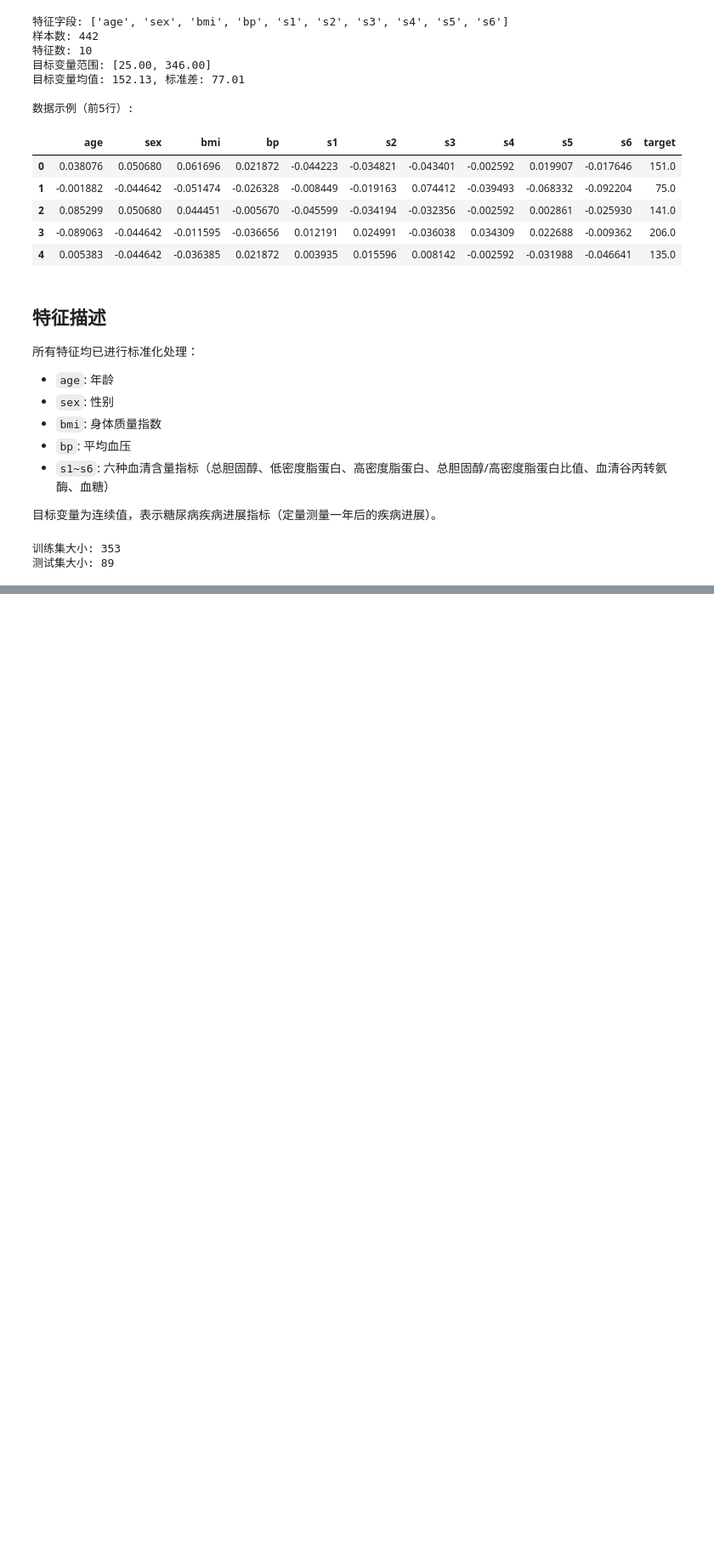
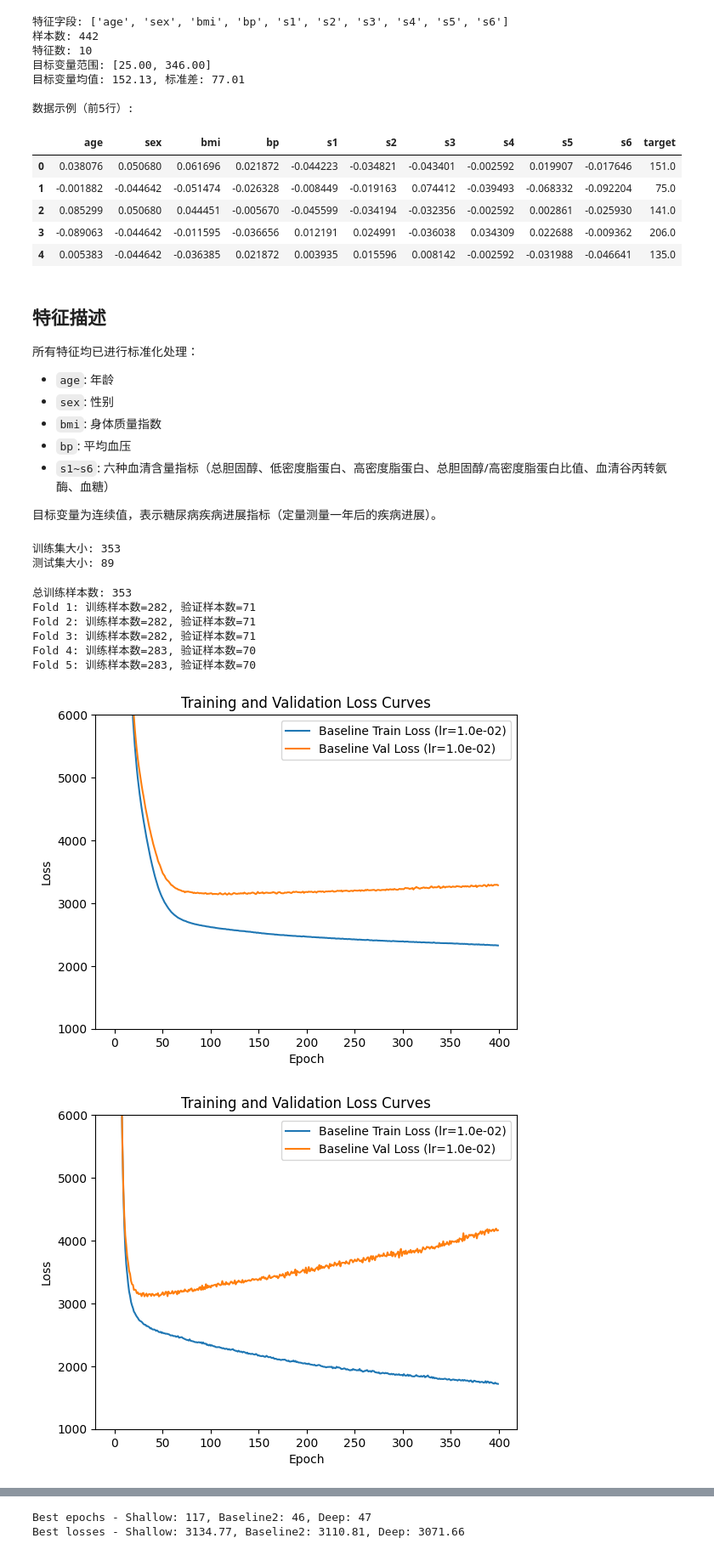
Before and after one commit to xinchengo/ai3003, a Jupyter notebook: lab/load.ipynb, the cells around one changed output, grey strips where cells are left out. Shown at 85% size. Saved outputs shown, nothing was run; the diff lists cells and outputs as text; code cells hidden in the pictures; blank space fills up the shorter version.

```diff
--- a/lab/load.ipynb
+++ b/lab/load.ipynb
@@ -58,3 +72,31 @@ print(f"测试集大小: {X_test.shape[0]}")
 # %% [output]
 训练集大小: 353
 测试集大小: 89
+# %%
+# 事实上数据并没有被标准化，这里重新进行标准化处理
+
+mean = X_train.mean(axis=0)
+std = X_train.std(axis=0)
+X_train = (X_train - mean) / std
+X_test = (X_test - mean) / std
+
+X_train = torch.tensor(X_train, dtype=torch.float32)
+y_train = torch.tensor(y_train, dtype=torch.float32).unsqueeze(1)
+X_test = torch.tensor(X_test, dtype=torch.float32)
+y_test = torch.tensor(y_test, dtype=torch.float32).unsqueeze(1)
+# %%
+# 准备 5-fold 交叉验证
+
+from sklearn.model_selection import KFold
+kf = KFold(n_splits=5, shuffle=True, random_state=42)
+folds = list(kf.split(X_train))
+print(f"总训练样本数: {X_train.shape[0]}")
+for i, (train_idx, val_idx) in enumerate(folds):
+    print(f"Fold {i+1}: 训练样本数={len(train_idx)}, 验证样本数={len(val_idx)}")
+# %% [output]
+总训练样本数: 353
+Fold 1: 训练样本数=282, 验证样本数=71
+Fold 2: 训练样本数=282, 验证样本数=71
+Fold 3: 训练样本数=282, 验证样本数=71
+Fold 4: 训练样本数=283, 验证样本数=70
+Fold 5: 训练样本数=283, 验证样本数=70
@@ -60,0 +153,27 @@ print(f"测试集大小: {X_test.shape[0]}")
+# %%
+baseline = valid_result(2, [16, 16], 'relu', 1e-3, 500)
+baseline2 = valid_result(2, [16, 16], 'relu', 1e-2, 500)
+# %%
+def plot_loss_curve(model, start=0, end=-1, y_range=None):
+    plt.plot(model['train_losses'][start:end], label=f'Baseline Train Loss (lr={model["lr"]:.1e})')
+    plt.plot(model['val_losses'][start:end], label=f'Baseline Val Loss (lr={model["lr"]:.1e})')
+    plt.xlabel('Epoch')
+    plt.ylabel('Loss')
+    if y_range is not None:
+        plt.ylim(y_range)
+    plt.title('Training and Validation Loss Curves')
+    plt.legend()
+    plt.show()
+# %%
+shallow = valid_result(1, [16], 'relu', 1e-2, 500)
+deep = valid_result(3, [16, 16, 16], 'relu', 1e-2, 500)
+# %%
+shallow['best_epoch'], deep['best_epoch']
+plot_loss_curve(shallow, 0, 400, (1000, 6000))
+plot_loss_curve(baseline2, 0, 400, (1000, 6000))
+plot_loss_curve(deep, 0, 400, (1000, 6000))
+print(f"Best epochs - Shallow: {shallow['best_epoch']}, Baseline2: {baseline2['best_epoch']}, Deep: {deep['best_epoch']}")
+print(f"Best losses - Shallow: {shallow['best_val_loss']:.2f}, Baseline2: {baseline2['best_val_loss']:.2f}, Deep: {deep['best_val_loss']:.2f}")
+# %% [output]
+[figure, added]
+[figure, added]
@@ -60,0 +181,2 @@ print(f"测试集大小: {X_test.shape[0]}")
+Best epochs - Shallow: 117, Baseline2: 46, Deep: 47
+Best losses - Shallow: 3134.77, Baseline2: 3110.81, Deep: 3071.66
```
Also changed, not shown: parts of 7 cells of this notebook, 3 other files.
